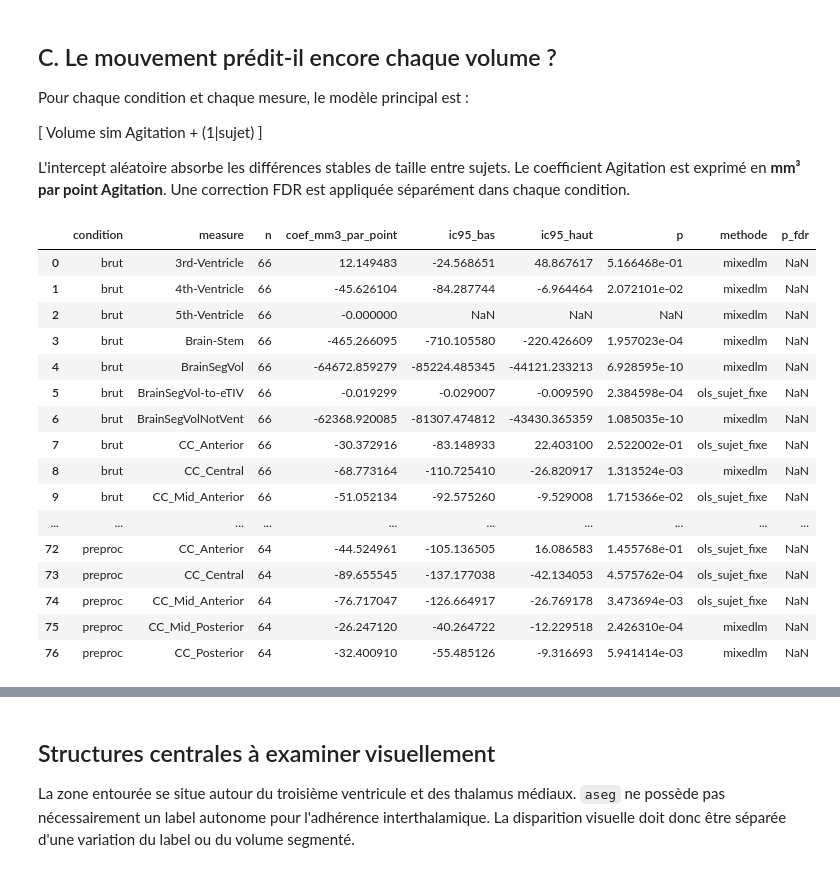
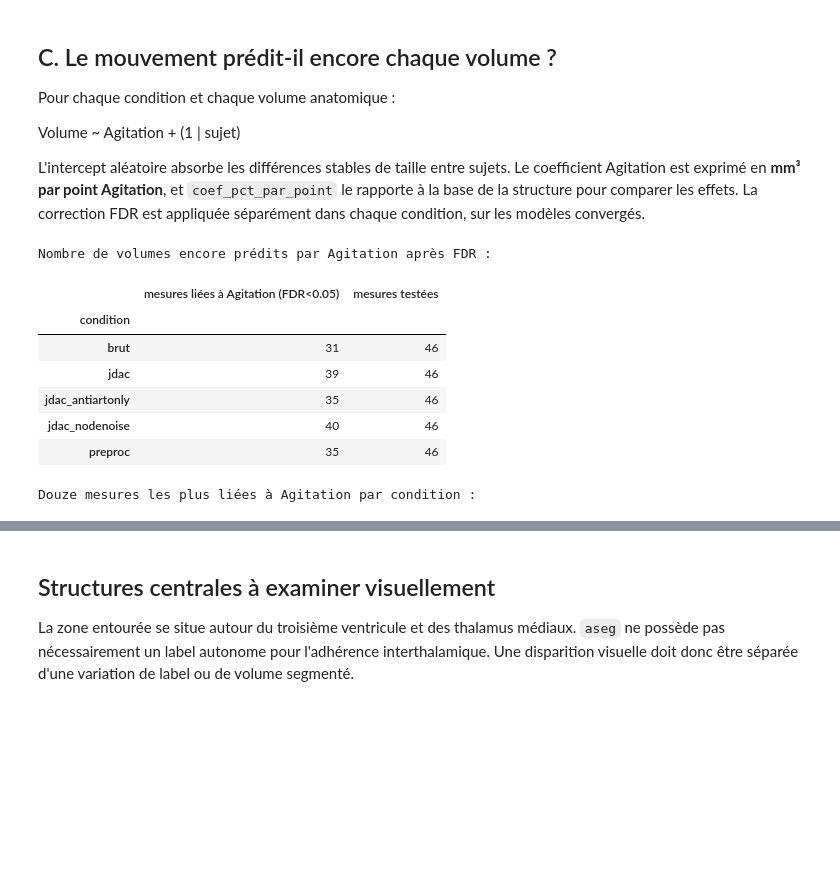
Before and after one commit to math-wil/jdac-motion-correction, a Jupyter notebook: pipelines/ds004332/phase5_fidelity/explore_aseg_rigide.ipynb, the cells around one changed output, grey strips where cells are left out. Drawn from its saved outputs; the diff is of its cells as text; code cells hidden in the pictures; blank space fills up the shorter version.

Commit message:
Phase 5 aseg : notebook lisible (QC séparé, dégénérées retirées, % robustes, FDR partout)

```diff
--- a/pipelines/ds004332/phase5_fidelity/explore_aseg_rigide.ipynb
+++ b/pipelines/ds004332/phase5_fidelity/explore_aseg_rigide.ipynb
@@ -173,0 +272,20 @@ plt.tight_layout(); plt.show()
+# %%
+rows = []
+for condition in CONDITIONS[1:]:
+    pairs = wide01[["brut", condition]].dropna()
+    for measure, x in pairs.groupby(level="measure"):
+        if measure not in qc:
+            continue
+        delta = x[condition] - x["brut"]
+        try:
+            p = stats.wilcoxon(delta).pvalue if len(delta) >= 3 and np.any(delta != 0) else 1.0
+        except ValueError:
+            p = np.nan
+        rows.append({"condition":condition, "measure":measure, "n":len(delta),
+                     "brut_median":x["brut"].median(), "cond_median":x[condition].median(),
+                     "delta_median":delta.median(), "p":p})
+aq = pd.DataFrame(rows)
+if len(aq):
+    valid = aq["p"].notna()
+    aq.loc[valid, "p_fdr"] = multipletests(aq.loc[valid, "p"], method="fdr_bh")[1]
+    display(aq.sort_values(["measure","condition"]).round(3))
@@ -230,53 +392,54 @@ display(b.sort_values("median", ascending=False).groupby("condition", observed=T
 # %% [markdown]
 ## C. Le mouvement prédit-il encore chaque volume ?
 
-Pour chaque condition et chaque mesure, le modèle principal est :
+Pour chaque condition et chaque volume anatomique :
 
-[
-Volume sim Agitation + (1|sujet)
-]
+Volume ~ Agitation + (1 | sujet)
 
-L'intercept aléatoire absorbe les différences stables de taille entre sujets. Le coefficient Agitation est exprimé en **mm³ par point Agitation**. Une correction FDR est appliquée séparément dans chaque condition.
+L'intercept aléatoire absorbe les différences stables de taille entre sujets. Le coefficient Agitation est exprimé en **mm³ par point Agitation**, et `coef_pct_par_point` le rapporte à la base de la structure pour comparer les effets. La correction FDR est appliquée séparément dans chaque condition, sur les modèles convergés.
 # %%
 rows = []
 for condition in CONDITIONS:
-    dc = d[d["condition"]==condition].dropna(subset=["agitation","value_mm3"])
+    dc = d[(d["condition"]==condition) & d["measure"].isin(anat)].dropna(subset=["agitation","value_mm3"])
     for measure, x in dc.groupby("measure", observed=True):
         if len(x) < 20 or x["subject"].nunique() < 8:
             continue
         try:
             fit = smf.mixedlm("value_mm3 ~ agitation", x, groups=x["subject"]).fit(
                 reml=False, method="lbfgs", disp=False)
             coef, p = fit.params["agitation"], fit.pvalues["agitation"]
             lo, hi = fit.conf_int().loc["agitation"]
             method = "mixedlm"
         except Exception:
             fit = smf.ols("value_mm3 ~ agitation + C(subject)", x).fit()
             coef, p = fit.params["agitation"], fit.pvalues["agitation"]
             lo, hi = fit.conf_int().loc["agitation"]
             method = "ols_sujet_fixe"
         rows.append({"condition":condition, "measure":measure, "n":len(x),
-                     "coef_mm3_par_point":coef, "ic95_bas":lo, "ic95_haut":hi,
-                     "p":p, "methode":method})
+                     "coef_mm3_par_point":coef, "coef_pct_par_point":100*coef/baseline.get(measure, np.nan),
+                     "ic95_bas":lo, "ic95_haut":hi, "p":p, "methode":method})
 c = pd.DataFrame(rows)
-c["p_fdr"] = c.groupby("condition", observed=True)["p"].transform(
-    lambda p: multipletests(p, method="fdr_bh")[1])
-display(c.sort_values(["condition","p_fdr"]).groupby("condition", observed=True).head(12))
+c["p_fdr"] = np.nan
+for cond, grp in c.groupby("condition", observed=True):
+    v = grp["p"].notna()
+    if v.any():
+        c.loc[grp.index[v], "p_fdr"] = multipletests(grp.loc[v, "p"], method="fdr_bh")[1]
+
+n_sig = (c.assign(sig=c["p_fdr"] < 0.05).groupby("condition", observed=True)["sig"]
+         .agg(["sum","size"]).rename(columns={"sum":"mesures liées à Agitation (FDR<0.05)","size":"mesures testées"}))
+print("Nombre de volumes encore prédits par Agitation après FDR :")
+display(n_sig)
+print("\nDouze mesures les plus liées à Agitation par condition :")
+display(c.sort_values(["condition","p_fdr"]).groupby("condition", observed=True).head(12)
+        .loc[:, ["condition","measure","n","coef_mm3_par_point","coef_pct_par_point","p","p_fdr","methode"]]
+        .round({"coef_mm3_par_point":1,"coef_pct_par_point":3,"p":5,"p_fdr":4}))
 # %% [output]
+Nombre de volumes encore prédits par Agitation après FDR :
-|  | condition | measure | n | coef_mm3_par_point | ic95_bas | ic95_haut | p | methode | p_fdr |
-| 0 | brut | 3rd-Ventricle | 66 | 12.149483 | -24.568651 | 48.867617 | 5.166468e-01 | mixedlm | NaN |
-| 1 | brut | 4th-Ventricle | 66 | -45.626104 | -84.287744 | -6.964464 | 2.072101e-02 | mixedlm | NaN |
-| 2 | brut | 5th-Ventricle | 66 | -0.000000 | NaN | NaN | NaN | mixedlm | NaN |
-| 3 | brut | Brain-Stem | 66 | -465.266095 | -710.105580 | -220.426609 | 1.957023e-04 | mixedlm | NaN |
-| 4 | brut | BrainSegVol | 66 | -64672.859279 | -85224.485345 | -44121.233213 | 6.928595e-10 | mixedlm | NaN |
-| 5 | brut | BrainSegVol-to-eTIV | 66 | -0.019299 | -0.029007 | -0.009590 | 2.384598e-04 | ols_sujet_fixe | NaN |
-| 6 | brut | BrainSegVolNotVent | 66 | -62368.920085 | -81307.474812 | -43430.365359 | 1.085035e-10 | mixedlm | NaN |
-| 7 | brut | CC_Anterior | 66 | -30.372916 | -83.148933 | 22.403100 | 2.522002e-01 | ols_sujet_fixe | NaN |
-| 8 | brut | CC_Central | 66 | -68.773164 | -110.725410 | -26.820917 | 1.313524e-03 | mixedlm | NaN |
-| 9 | brut | CC_Mid_Anterior | 66 | -51.052134 | -92.575260 | -9.529008 | 1.715366e-02 | ols_sujet_fixe | NaN |
-| ... | ... | ... | ... | ... | ... | ... | ... | ... | ... |
-| 72 | preproc | CC_Anterior | 64 | -44.524961 | -105.136505 | 16.086583 | 1.455768e-01 | ols_sujet_fixe | NaN |
-| 73 | preproc | CC_Central | 64 | -89.655545 | -137.177038 | -42.134053 | 4.575762e-04 | ols_sujet_fixe | NaN |
-| 74 | preproc | CC_Mid_Anterior | 64 | -76.717047 | -126.664917 | -26.769178 | 3.473694e-03 | ols_sujet_fixe | NaN |
-| 75 | preproc | CC_Mid_Posterior | 64 | -26.247120 | -40.264722 | -12.229518 | 2.426310e-04 | mixedlm | NaN |
-| 76 | preproc | CC_Posterior | 64 | -32.400910 | -55.485126 | -9.316693 | 5.941414e-03 | mixedlm | NaN |
+|  | mesures liées à Agitation (FDR<0.05) | mesures testées |
+| condition |  |  |
+| brut | 31 | 46 |
+| jdac | 39 | 46 |
+| jdac_antiartonly | 35 | 46 |
+| jdac_nodenoise | 40 | 46 |
+| preproc | 35 | 46 |
+Douze mesures les plus liées à Agitation par condition :
@@ -283,6 +463,6 @@ display(c.sort_values(["condition","p_fdr"]).groupby("condition", observed=True)
 # %% [markdown]
 ## Structures centrales à examiner visuellement
 
-La zone entourée se situe autour du troisième ventricule et des thalamus médiaux. `aseg` ne possède pas nécessairement un label autonome pour l'adhérence interthalamique. La disparition visuelle doit donc être séparée d'une variation du label ou du volume segmenté.
+La zone entourée se situe autour du troisième ventricule et des thalamus médiaux. `aseg` ne possède pas nécessairement un label autonome pour l'adhérence interthalamique. Une disparition visuelle doit donc être séparée d'une variation de label ou de volume segmenté.
 # %%
 central = [
```
Also changed, not shown: parts of 17 cells of this notebook, 2 other files.
